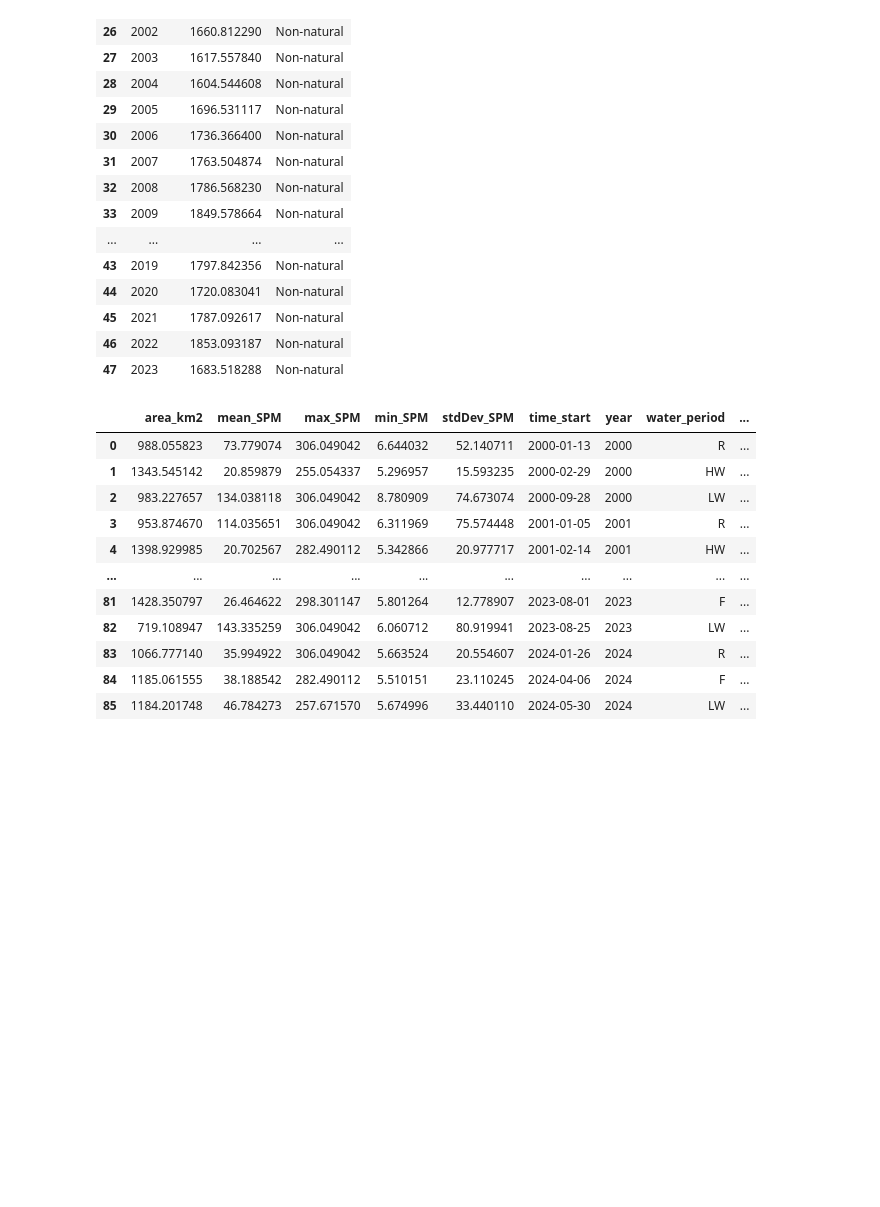
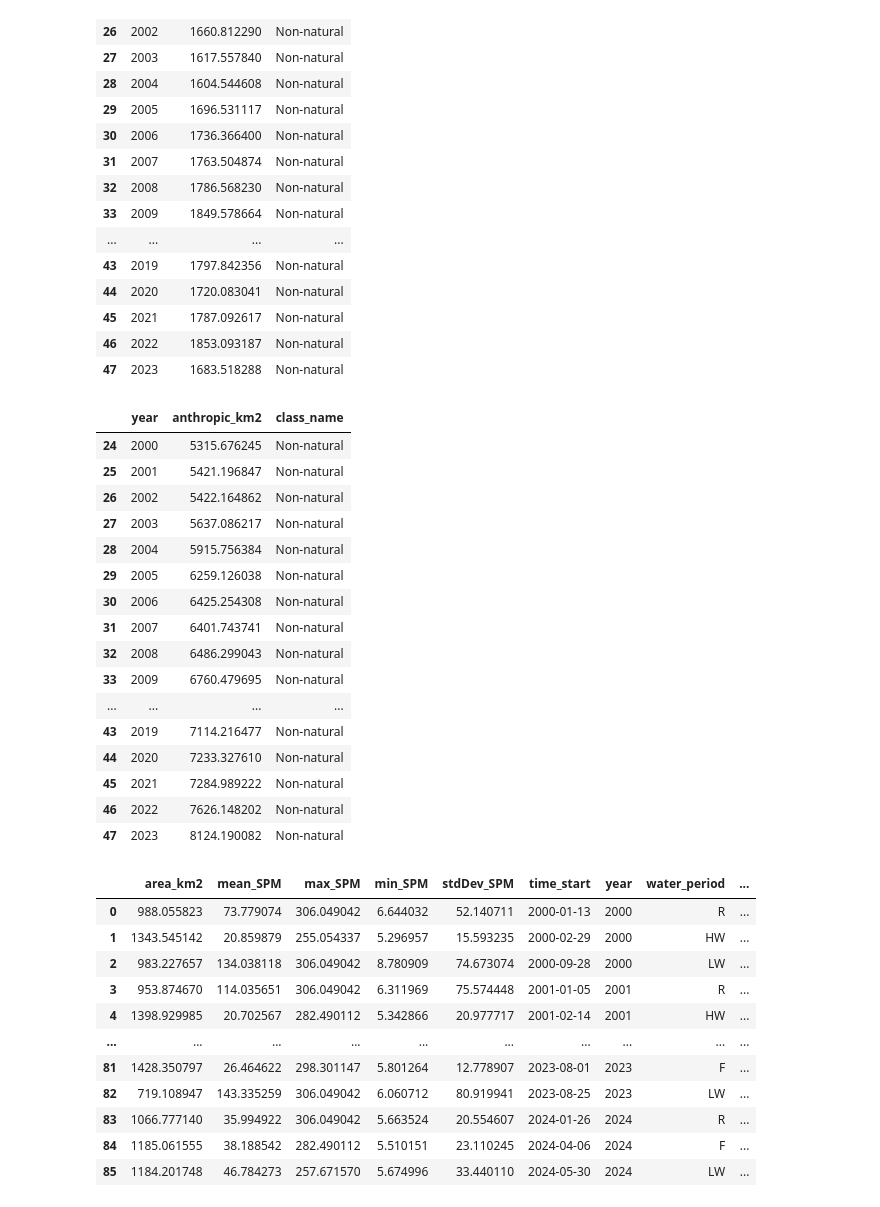
Before and after one commit to larissavaladao/time_series_curuai, a Jupyter notebook: 6.PCA_analysis/1.joined_dataframe.ipynb, the cells around one changed output. Cells and saved outputs as stored; diff of their text form; code cells hidden in the pictures; blank space fills up the shorter version.

```diff
--- a/6.PCA_analysis/1.joined_dataframe.ipynb
+++ b/6.PCA_analysis/1.joined_dataframe.ipynb
@@ -206,5 +209,30 @@ lulc
 | 45 | 2021 | 1787.092617 | Non-natural |
 | 46 | 2022 | 1853.093187 | Non-natural |
 | 47 | 2023 | 1683.518288 | Non-natural |
+# %%
+# lulc = pd.read_csv("C:/Users/l_v_v/Documents/GitHub/time_series_curuai/datasets/Parameters Time series/lulc_curuai.csv")\
+lulc_n2 = pd.read_csv("C:/Users/LarissaVieiraValadão/Documents/GitHub/time_series_curuai/datasets/Parameters Time series/lulc_curuaiN2.csv")\
+        .drop(columns=['band','class'])
+lulc_n2= lulc_n2.loc[lulc_n2['class_name'] == 'Non-natural'].copy()
+lulc_n2.columns = ['year', 'anthropic_km2', 'class_name']
+lulc_n2
+# %% [output]
+|  | year | anthropic_km2 | class_name |
+| 24 | 2000 | 5315.676245 | Non-natural |
+| 25 | 2001 | 5421.196847 | Non-natural |
+| 26 | 2002 | 5422.164862 | Non-natural |
+| 27 | 2003 | 5637.086217 | Non-natural |
+| 28 | 2004 | 5915.756384 | Non-natural |
+| 29 | 2005 | 6259.126038 | Non-natural |
+| 30 | 2006 | 6425.254308 | Non-natural |
+| 31 | 2007 | 6401.743741 | Non-natural |
+| 32 | 2008 | 6486.299043 | Non-natural |
+| 33 | 2009 | 6760.479695 | Non-natural |
+| ... | ... | ... | ... |
+| 43 | 2019 | 7114.216477 | Non-natural |
+| 44 | 2020 | 7233.327610 | Non-natural |
+| 45 | 2021 | 7284.989222 | Non-natural |
+| 46 | 2022 | 7626.148202 | Non-natural |
+| 47 | 2023 | 8124.190082 | Non-natural |
 # %%
 df_lulc = df_total.merge(lulc,on='year',how='outer')
```
Also changed, not shown: parts of 8 cells of this notebook, 8 other files.
